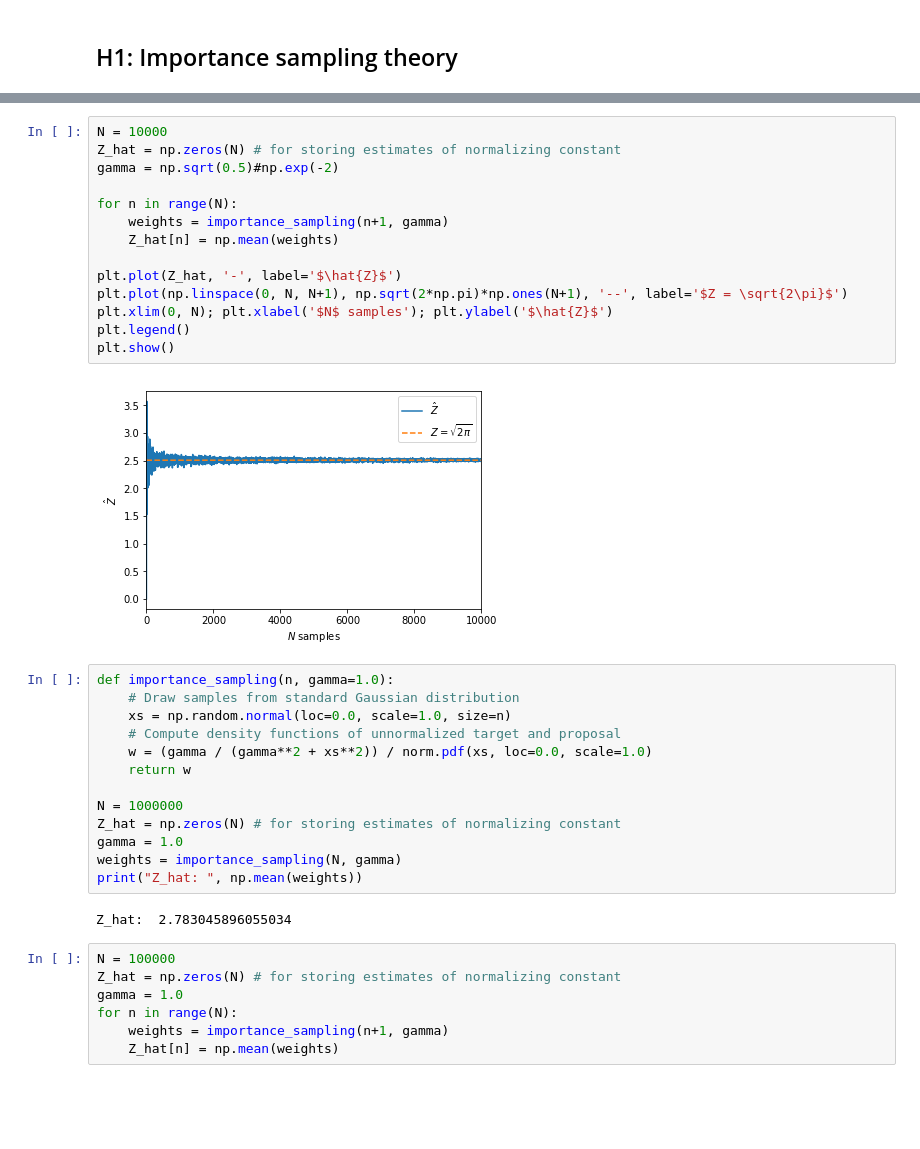
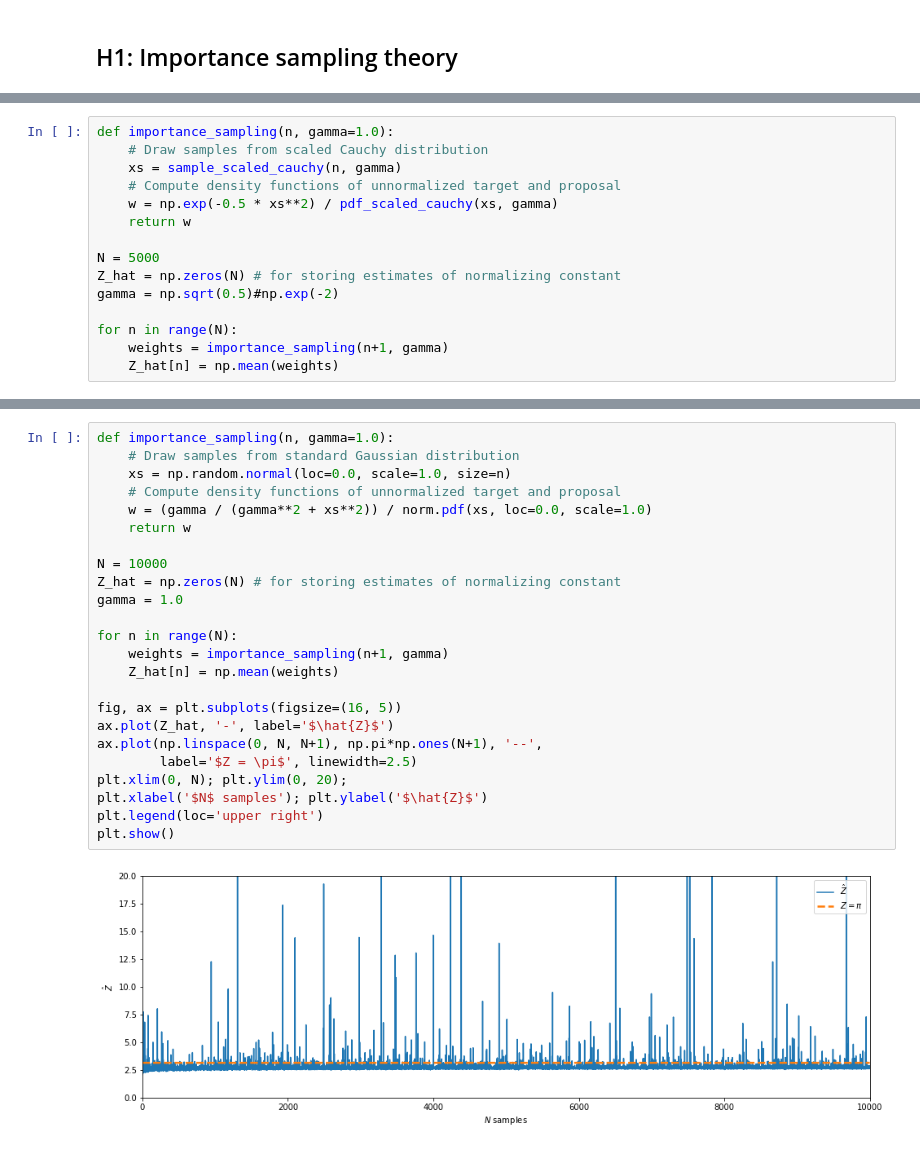
Before and after one commit to marcusklasson/smc_methods, a Jupyter notebook: homework/h1.ipynb, the cells around one changed output, grey strips where cells are left out. Drawn from its saved outputs; the diff is of its cells as text; blank space fills up the shorter version.

```diff
--- a/homework/h1.ipynb
+++ b/homework/h1.ipynb
@@ -28,0 +22,15 @@ plt.show()
+# %%
+def importance_sampling(n, gamma=1.0):
+    # Draw samples from scaled Cauchy distribution
+    xs = sample_scaled_cauchy(n, gamma)
+    # Compute density functions of unnormalized target and proposal
+    w = np.exp(-0.5 * xs**2) / pdf_scaled_cauchy(xs, gamma)
+    return w
+
+N = 5000
+Z_hat = np.zeros(N) # for storing estimates of normalizing constant
+gamma = np.sqrt(0.5)#np.exp(-2)
+
+for n in range(N):
+    weights = importance_sampling(n+1, gamma)
+    Z_hat[n] = np.mean(weights)
@@ -29,38 +49,26 @@ plt.show()
 # %%
+def importance_sampling(n, gamma=1.0):
+    # Draw samples from standard Gaussian distribution
+    xs = np.random.normal(loc=0.0, scale=1.0, size=n)
+    # Compute density functions of unnormalized target and proposal
+    w = (gamma / (gamma**2 + xs**2)) / norm.pdf(xs, loc=0.0, scale=1.0)
+    return w
+
 N = 10000
 Z_hat = np.zeros(N) # for storing estimates of normalizing constant
-gamma = np.sqrt(0.5)#np.exp(-2)
+gamma = 1.0
 
 for n in range(N):
     weights = importance_sampling(n+1, gamma)
     Z_hat[n] = np.mean(weights)
 
-plt.plot(Z_hat, '-', label='$\hat{Z}$')
-plt.plot(np.linspace(0, N, N+1), np.sqrt(2*np.pi)*np.ones(N+1), '--', label='$Z = \sqrt{2\pi}$')
-plt.xlim(0, N); plt.xlabel('$N$ samples'); plt.ylabel('$\hat{Z}$')
-plt.legend()
+fig, ax = plt.subplots(figsize=(16, 5))
+ax.plot(Z_hat, '-', label='$\hat{Z}$')
+ax.plot(np.linspace(0, N, N+1), np.pi*np.ones(N+1), '--',
+        label='$Z = \pi$', linewidth=2.5)
+plt.xlim(0, N); plt.ylim(0, 20);
+plt.xlabel('$N$ samples'); plt.ylabel('$\hat{Z}$')
+plt.legend(loc='upper right')
 plt.show()
 # %% [output]
-[figure, old version]
+[figure, new version]
-# %%
-def importance_sampling(n, gamma=1.0):
-    # Draw samples from standard Gaussian distribution
-    xs = np.random.normal(loc=0.0, scale=1.0, size=n)
-    # Compute density functions of unnormalized target and proposal
-    w = (gamma / (gamma**2 + xs**2)) / norm.pdf(xs, loc=0.0, scale=1.0)
-    return w
-
-N = 1000000
-Z_hat = np.zeros(N) # for storing estimates of normalizing constant
-gamma = 1.0
-weights = importance_sampling(N, gamma)
-print("Z_hat: ", np.mean(weights))
-# %% [output]
-Z_hat:  2.783045896055034
-# %%
-N = 100000
-Z_hat = np.zeros(N) # for storing estimates of normalizing constant
-gamma = 1.0
-for n in range(N):
-    weights = importance_sampling(n+1, gamma)
-    Z_hat[n] = np.mean(weights)
```
Also changed, not shown: parts of 3 cells of this notebook, 2 other files.
